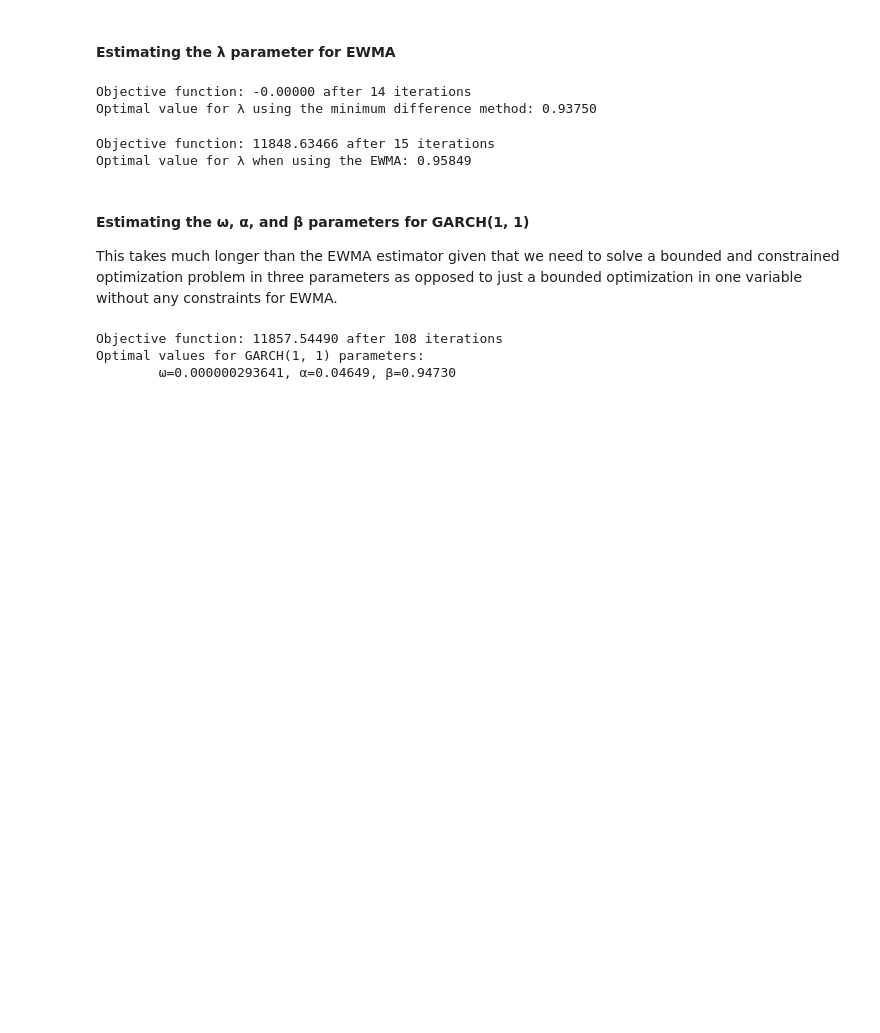
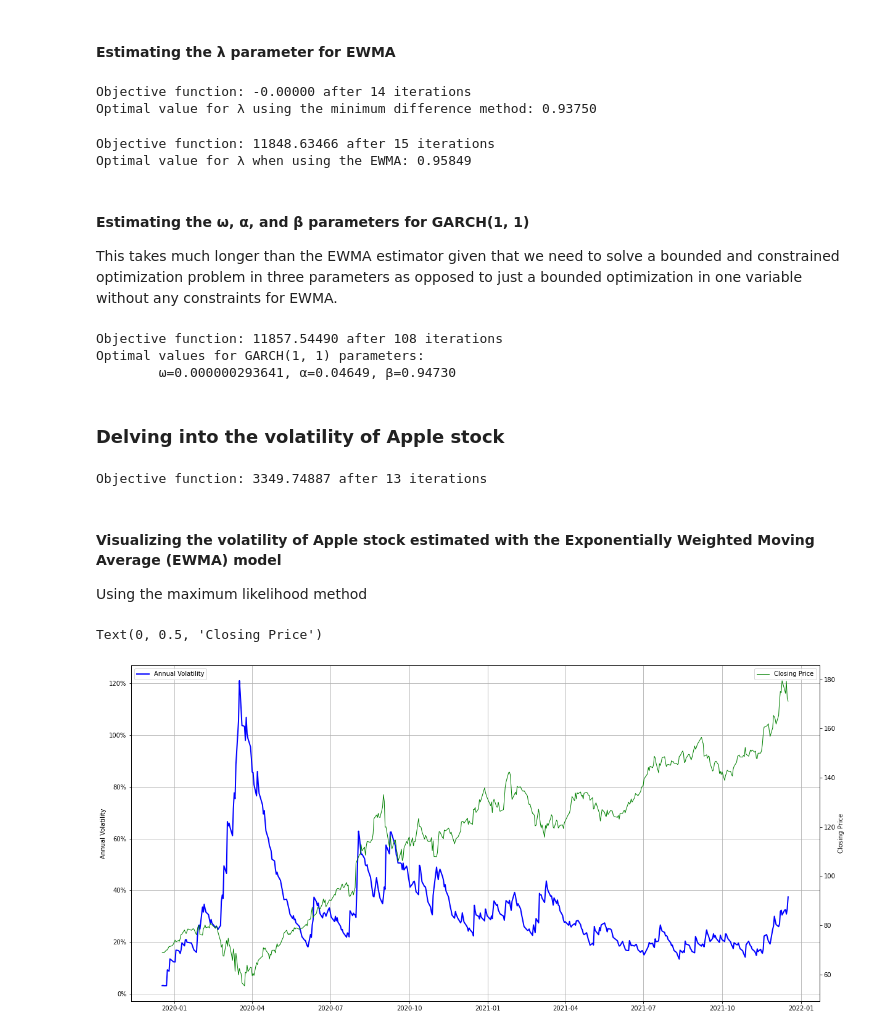
Before and after one commit to ilchen/RMaFI, a Jupyter notebook: ch10.ipynb, the cells around one changed output. Saved outputs shown, nothing was run; the diff lists cells and outputs as text; code cells hidden in the pictures; blank space fills up the shorter version.

Commit message:
Added volatility trackers and an example with Apple

```diff
--- a/ch10.ipynb
+++ b/ch10.ipynb
@@ -43,3 +43,47 @@ print('Optimal values for GARCH(1, 1) parameters:\n\tω=%.12f, α=%.5f, β=%.5f'
 Objective function: 11857.54490 after 108 iterations
 Optimal values for GARCH(1, 1) parameters:
         ω=0.000000293641, α=0.04649, β=0.94730
+# %% [markdown]
+### Delving into the volatility of Apple stock
+# %%
+from volatility import volatility_trackers
+
+start = datetime.datetime(2019, 12, 15)
+#end = datetime.datetime(2021, 12, 17)
+end = datetime.datetime.today()
+
+# I use Yahoo Finance to fetch asset prices, in this case looking at the Apple stock
+data = web.get_data_yahoo('AAPL', start, end)
+asset_prices_series = data['Adj Close']
+
+aapl_ewma = parameter_estimators.EWMAParameterEstimator(asset_prices_series)
+aapl_vol_tracker = volatility_trackers.EWMAVolatilityTracker(aapl_ewma.lamda, asset_prices_series)
+# %% [output]
+Objective function: 3349.74887 after 13 iterations
+# %% [markdown]
+#### Visualizing the volatility of Apple stock estimated with the Exponentially Weighted Moving Average (EWMA) model
+Using the maximum likelihood method
+# %%
+import matplotlib.pyplot as plt
+import matplotlib.ticker as mtick
+from math import sqrt
+
+left_lbl, right_lbl = 'Annual Volatility', 'Closing Price'
+
+to_annual_multiplier = sqrt(252)
+x = aapl_vol_tracker.get_dates()
+fig = plt.figure(figsize=(20, 10))
+ax = fig.add_subplot(1, 1, 1)
+ax.plot(x, aapl_vol_tracker.get_annual_volatilities() * 100, label=left_lbl, linewidth=2, color='b')
+
+ax2 = ax.twinx()  # instantiate a second axes that shares the same x-axis
+ax2.plot(x, aapl_vol_tracker.get_adj_close_prices(), label=right_lbl, linewidth=1, color='g')
+ax.legend(loc='upper left')
+ax2.legend(loc='upper right')
+ax.grid(True)
+ax.yaxis.set_major_formatter(mtick.PercentFormatter())
+ax.set_ylabel(left_lbl)
+ax2.set_ylabel(right_lbl)
+# %% [output]
+Text(0, 0.5, 'Closing Price')
+[figure, added]
```
Also changed, not shown: 2 other files.
